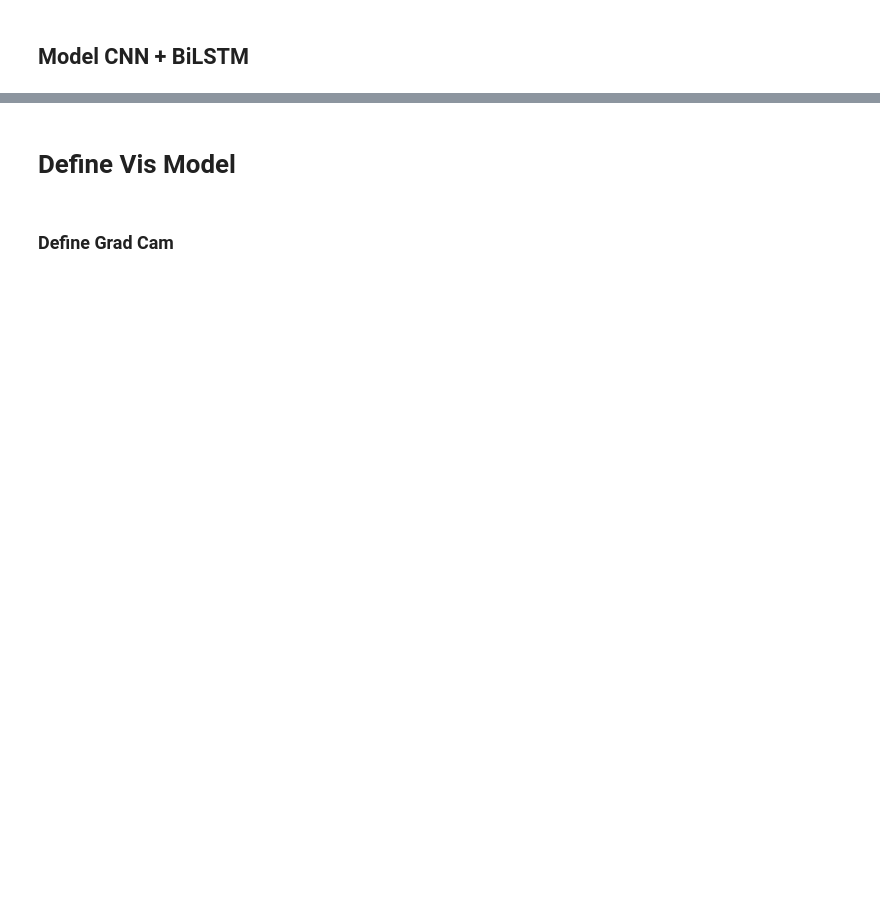
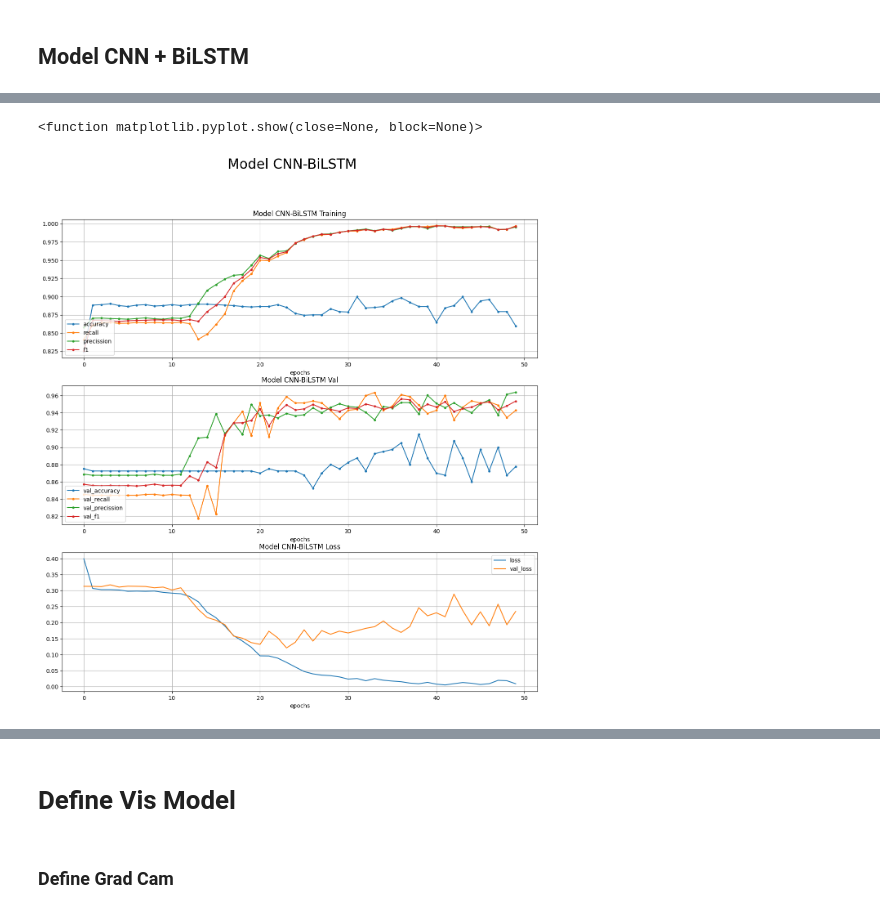
Before and after one commit to AcqmalFadhilla/Multilabel-Dataset-Tedong, a Jupyter notebook: multilabel.ipynb, the cells around one changed output, grey strips where cells are left out. Cells and saved outputs as stored; diff of their text form; code cells hidden in the pictures; blank space fills up the shorter version.

```diff
--- a/multilabel.ipynb
+++ b/multilabel.ipynb
@@ -542,2 +687,5 @@ with tf.device("/device:GPU:0"):
 # %%
-plot_model(history3, "Model CNN-LSTM")
+plot_model(history3, "Model CNN-BiLSTM")
+# %% [output]
+<function matplotlib.pyplot.show(close=None, block=None)>
+[figure, added]
```
Also changed, not shown: parts of 49 cells of this notebook.
